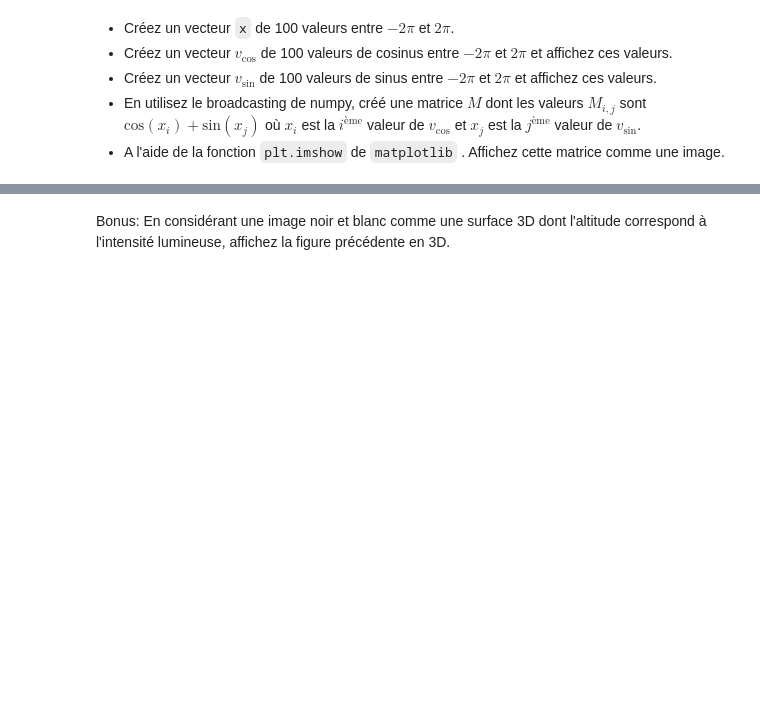
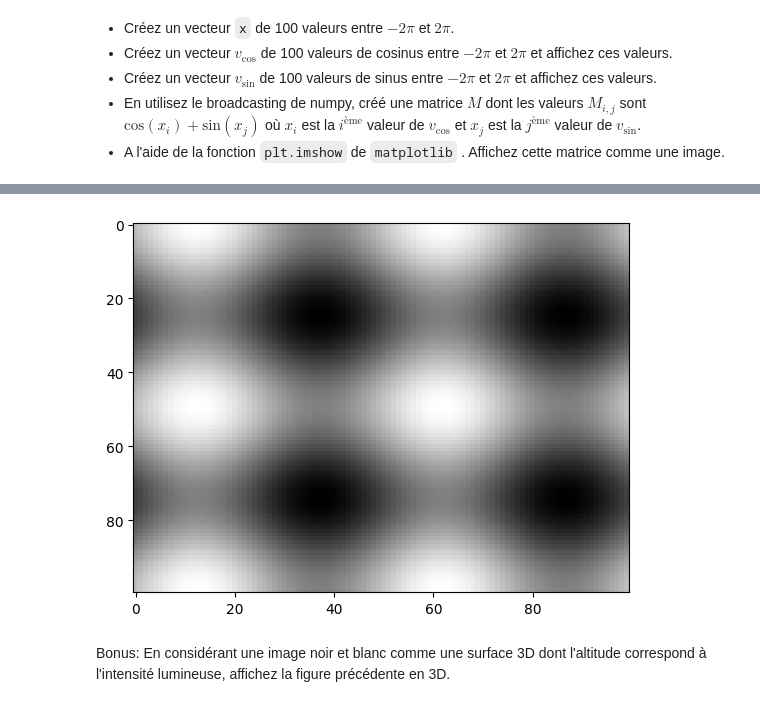
Before and after one commit to ViniciusGN/Kaggle-AI-Studies, a Jupyter notebook: Apprentissage/TP1_Vinicius_Nascimento.ipynb, the cells around one changed output, grey strips where cells are left out. Drawn from its saved outputs; the diff is of its cells as text; code cells hidden in the pictures; blank space fills up the shorter version.

```diff
--- a/Apprentissage/TP1_Vinicius_Nascimento.ipynb
+++ b/Apprentissage/TP1_Vinicius_Nascimento.ipynb
@@ -476,2 +465,12 @@ Lisez attendivement les informations de la page https://numpy.org/doc/stable/use
+# %%
+x = np.linspace(-2 * np.pi, 2 * np.pi, 100)
+v_cos = np.cos(x)
+v_sin = np.sin(x)
+M = v_cos[:, np.newaxis] + v_sin
+
+plt.imshow(M, cmap='gray', aspect='auto')
+plt.show()
+# %% [output]
+[figure, added]
 # %% [markdown]
 Bonus: En considérant une image noir et blanc comme une surface 3D dont l'altitude correspond à l'intensité lumineuse, affichez la figure précédente en 3D.
```
Also changed, not shown: parts of 30 cells of this notebook.
